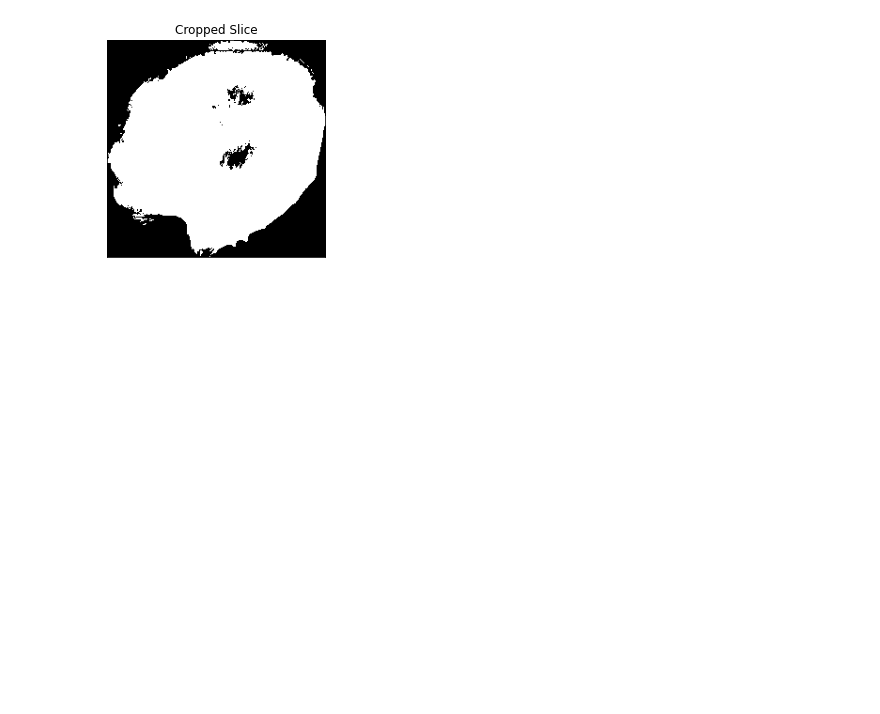
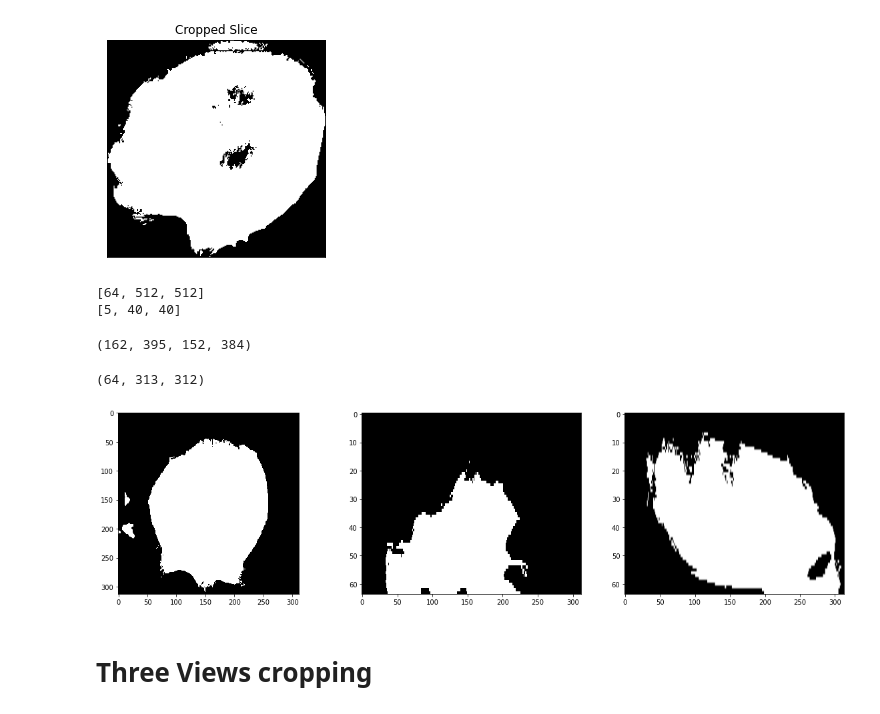
Before and after one commit to Automated-CAD-Scoring-Suite/Automatic-CaScoring-From-Chest-CT, a Jupyter notebook: Models/crop_roi.ipynb, the cells around one changed output. Drawn from its saved outputs; the diff is of its cells as text; code cells hidden in the pictures; blank space fills up the shorter version.

```diff
--- a/Models/crop_roi.ipynb
+++ b/Models/crop_roi.ipynb
@@ -5,9 +9,8 @@ from helpers import load_itk, plot_view, show_image
 # %%
 def find_roi_2D(s):
     """
-
-    :param s:
-    :return:
+    :param s: 2D Array
+    :return: X1, X2, Y1, Y2
     """
 
     # rotate -90
@@ -41,3 +44,27 @@ x1,x2,y1,y2 = find_roi_2D(slice_1)
 show_image(slice_1[y1:y2, x1:x2], 'Cropped Slice')
 # %% [output]
 [figure]
+# %%
+# err= (volume.shape[0]/10, volume.shape[1]/10, volume.shape[2]/10)
+shape = list(volume.shape)
+print(shape)
+err = [floor(0.08 * item) for item in shape]
+print(err)
+x1, x2, y1 ,y2
+# %% [output]
+[64, 512, 512]
+[5, 40, 40]
+(162, 395, 152, 384)
+# %%
+cropped_volume = volume[:,x1-err[2] : x2+err[2],y1-err[1] : y2+err[1]]
+print(cropped_volume.shape)
+fig, ax = plt.subplots(1,3, figsize=(20,5))
+ax[0].imshow(cropped_volume[40,:,:], cmap= 'gray' , interpolation= 'nearest')
+ax[1].imshow(cropped_volume[:,260,:], cmap= 'gray', aspect= 'auto', interpolation= 'nearest')
+ax[2].imshow(cropped_volume[:,:,200], cmap= 'gray', aspect= 'auto')
+fig.show()
+# %% [output]
+(64, 313, 312)
+[figure, added]
+# %% [markdown]
+# Three Views cropping
```
Also changed, not shown: parts of 3 cells of this notebook.
